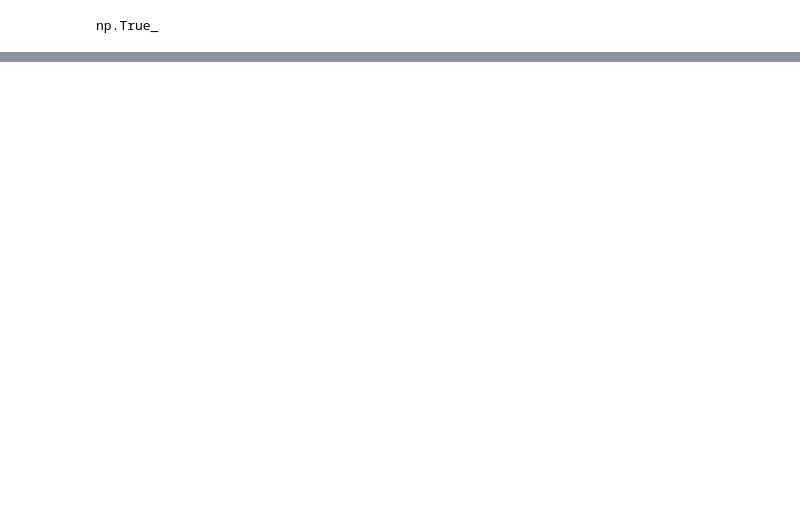
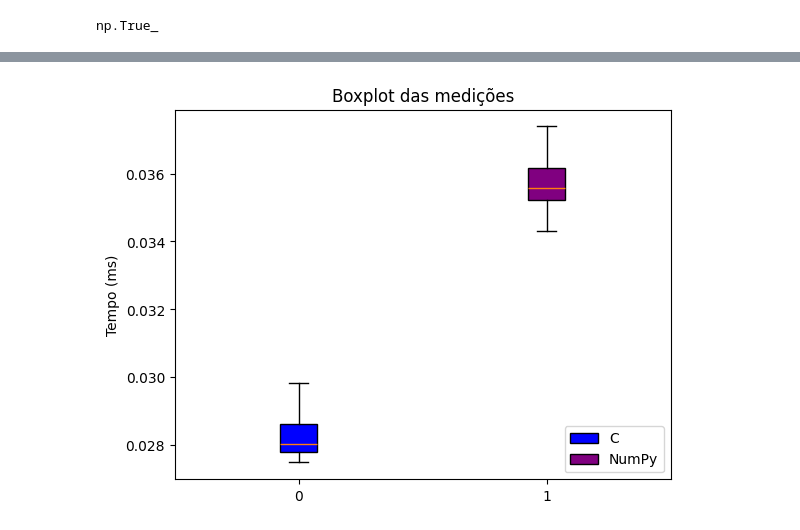
Before and after one commit to marcuscostagraciano/TCC-BSI, a Jupyter notebook: main.ipynb, the cells around one changed output, grey strips where cells are left out. Cells and saved outputs as stored; diff of their text form; code cells hidden in the pictures; blank space fills up the shorter version.

```diff
--- a/main.ipynb
+++ b/main.ipynb
@@ -101,0 +99,23 @@ sns.lineplot(
+# %%
+FACECOLORS: Final[tuple[str]] = (
+    "blue", "purple", "brown"
+)
+
+fig, ax = plt.subplots()
+
+for key, value in enumerate(tempos_get_max_value.columns):
+    ax.boxplot(
+        tempos_get_max_value[value],
+        positions=[key],
+        patch_artist=True,
+        boxprops={"facecolor": FACECOLORS[key]},
+        showfliers=False,
+        label=value,
+        )
+
+ax.legend(loc="lower right")
+plt.title("Boxplot das medições")
+plt.ylabel("Tempo (ms)")
+plt.show()
+# %% [output]
+[figure, added]
```
Also changed, not shown: parts of 17 cells of this notebook.
